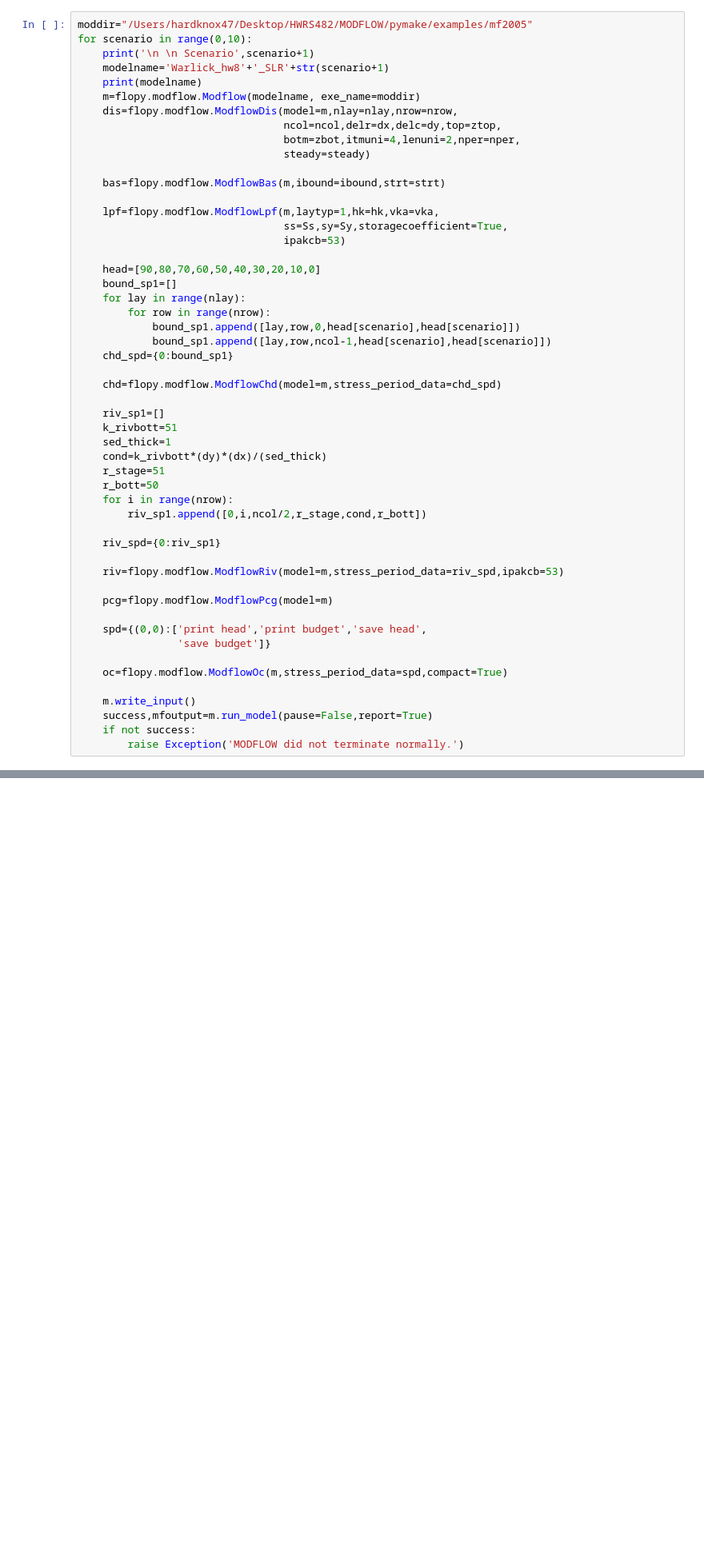
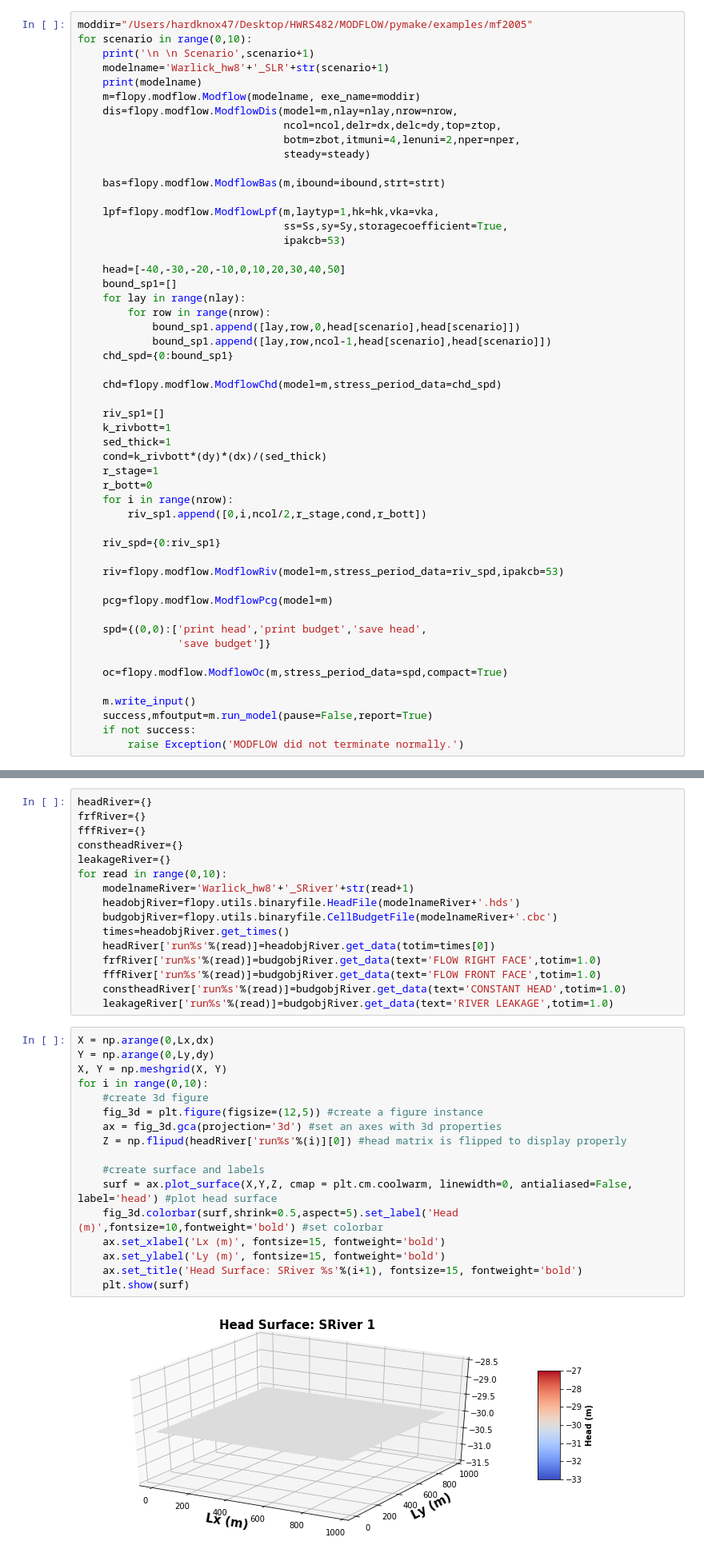
Before and after one commit to GW-Modeling-Group-1/Homework-8-Streams, a Jupyter notebook: Justin/Warlick_hw8.ipynb, the cells around one changed output, grey strips where cells are left out. Shown at 80% size. Cells and saved outputs as stored; diff of their text form; blank space fills up the shorter version.

Commit message:
still need to graph leakage

```diff
--- a/Justin/Warlick_hw8.ipynb
+++ b/Justin/Warlick_hw8.ipynb
@@ -68,7 +66,7 @@ for scenario in range(0,10):
                                  ss=Ss,sy=Sy,storagecoefficient=True,
                                  ipakcb=53)
 
-    head=[90,80,70,60,50,40,30,20,10,0]
+    head=[-40,-30,-20,-10,0,10,20,30,40,50]
     bound_sp1=[]
     for lay in range(nlay):
         for row in range(nrow):
@@ -79,11 +77,11 @@ for scenario in range(0,10):
     chd=flopy.modflow.ModflowChd(model=m,stress_period_data=chd_spd)
 
     riv_sp1=[]
-    k_rivbott=51
+    k_rivbott=1
     sed_thick=1
     cond=k_rivbott*(dy)*(dx)/(sed_thick)
-    r_stage=51
-    r_bott=50
+    r_stage=1
+    r_bott=0
     for i in range(nrow):
         riv_sp1.append([0,i,ncol/2,r_stage,cond,r_bott])
 
@@ -123,0 +382,35 @@ Exception: MODFLOW did not terminate normally.
+# %%
+headRiver={}
+frfRiver={}
+fffRiver={}
+constheadRiver={}
+leakageRiver={}
+for read in range(0,10):
+    modelnameRiver='Warlick_hw8'+'_SRiver'+str(read+1)
+    headobjRiver=flopy.utils.binaryfile.HeadFile(modelnameRiver+'.hds')
+    budgobjRiver=flopy.utils.binaryfile.CellBudgetFile(modelnameRiver+'.cbc')
+    times=headobjRiver.get_times()
+    headRiver['run%s'%(read)]=headobjRiver.get_data(totim=times[0])
+    frfRiver['run%s'%(read)]=budgobjRiver.get_data(text='FLOW RIGHT FACE',totim=1.0)
+    fffRiver['run%s'%(read)]=budgobjRiver.get_data(text='FLOW FRONT FACE',totim=1.0)
+    constheadRiver['run%s'%(read)]=budgobjRiver.get_data(text='CONSTANT HEAD',totim=1.0)
+    leakageRiver['run%s'%(read)]=budgobjRiver.get_data(text='RIVER LEAKAGE',totim=1.0)
+# %%
+X = np.arange(0,Lx,dx)
+Y = np.arange(0,Ly,dy)
+X, Y = np.meshgrid(X, Y)
+for i in range(0,10):
+    #create 3d figure
+    fig_3d = plt.figure(figsize=(12,5)) #create a figure instance
+    ax = fig_3d.gca(projection='3d') #set an axes with 3d properties
+    Z = np.flipud(headRiver['run%s'%(i)][0]) #head matrix is flipped to display properly
+
+    #create surface and labels
+    surf = ax.plot_surface(X,Y,Z, cmap = plt.cm.coolwarm, linewidth=0, antialiased=False, label='head') #plot head surface
+    fig_3d.colorbar(surf,shrink=0.5,aspect=5).set_label('Head (m)',fontsize=10,fontweight='bold') #set colorbar
+    ax.set_xlabel('Lx (m)', fontsize=15, fontweight='bold')
+    ax.set_ylabel('Ly (m)', fontsize=15, fontweight='bold')
+    ax.set_title('Head Surface: SRiver %s'%(i+1), fontsize=15, fontweight='bold')
+    plt.show(surf)
+# %% [output]
+[figure, added]
```
Also changed, not shown: parts of 14 cells of this notebook.
